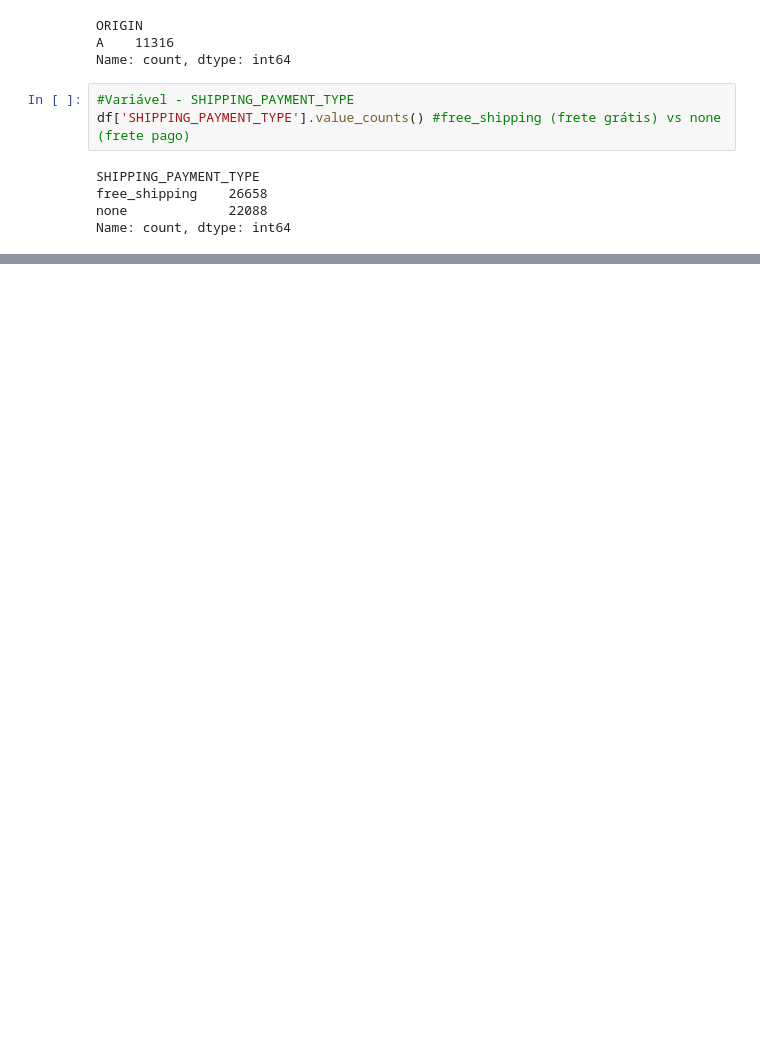
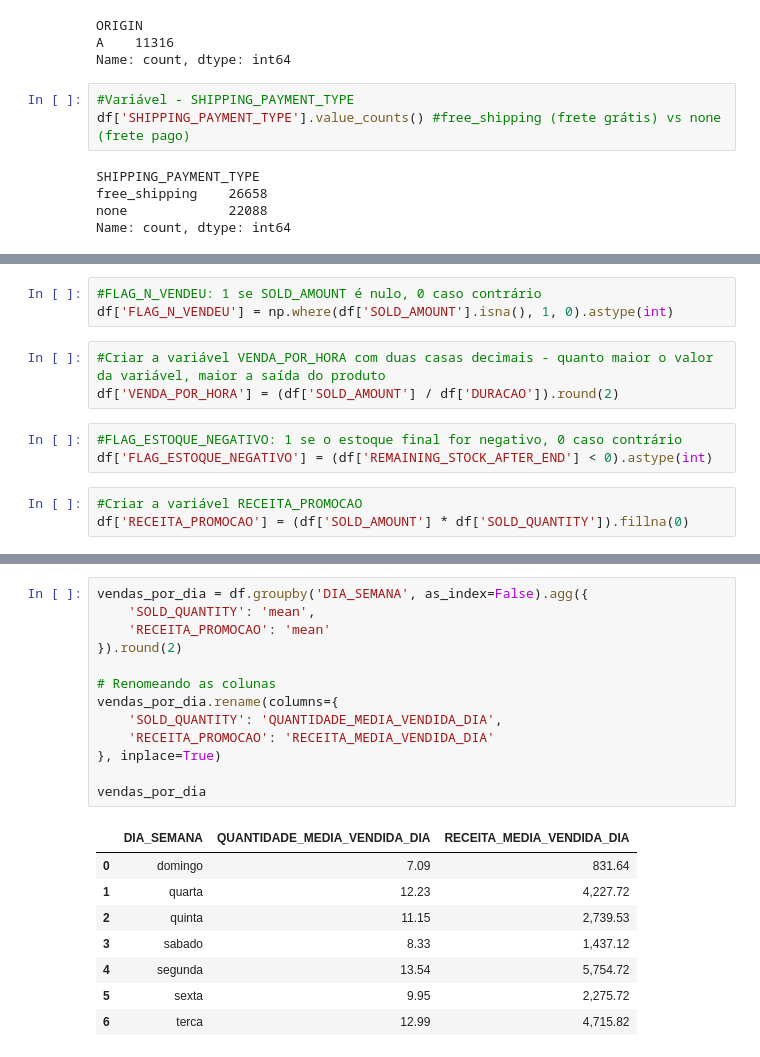
Before and after one commit to santoshenrique2021/case_mercado_livre, a Jupyter notebook: Case_Mercado_Livre.ipynb, the cells around one changed output, grey strips where cells are left out. Saved outputs shown, nothing was run; the diff lists cells and outputs as text; blank space fills up the shorter version.

```diff
--- a/Case_Mercado_Livre.ipynb
+++ b/Case_Mercado_Livre.ipynb
@@ -134,0 +182,12 @@ df['DOMAIN_ID'].value_counts().shape[0] #1266 (muitas classes)
+# %%
+#FLAG_N_VENDEU: 1 se SOLD_AMOUNT é nulo, 0 caso contrário
+df['FLAG_N_VENDEU'] = np.where(df['SOLD_AMOUNT'].isna(), 1, 0).astype(int)
+# %%
+#Criar a variável VENDA_POR_HORA com duas casas decimais - quanto maior o valor da variável, maior a saída do produto
+df['VENDA_POR_HORA'] = (df['SOLD_AMOUNT'] / df['DURACAO']).round(2)
+# %%
+#FLAG_ESTOQUE_NEGATIVO: 1 se o estoque final for negativo, 0 caso contrário
+df['FLAG_ESTOQUE_NEGATIVO'] = (df['REMAINING_STOCK_AFTER_END'] < 0).astype(int)
+# %%
+#Criar a variável RECEITA_PROMOCAO
+df['RECEITA_PROMOCAO'] = (df['SOLD_AMOUNT'] * df['SOLD_QUANTITY']).fillna(0)
@@ -134,0 +217,22 @@ df['DOMAIN_ID'].value_counts().shape[0] #1266 (muitas classes)
+# %%
+vendas_por_dia = df.groupby('DIA_SEMANA', as_index=False).agg({
+    'SOLD_QUANTITY': 'mean',
+    'RECEITA_PROMOCAO': 'mean'
+}).round(2)
+
+# Renomeando as colunas
+vendas_por_dia.rename(columns={
+    'SOLD_QUANTITY': 'QUANTIDADE_MEDIA_VENDIDA_DIA',
+    'RECEITA_PROMOCAO': 'RECEITA_MEDIA_VENDIDA_DIA'
+}, inplace=True)
+
+vendas_por_dia
+# %% [output]
+|  | DIA_SEMANA | QUANTIDADE_MEDIA_VENDIDA_DIA | RECEITA_MEDIA_VENDIDA_DIA |
+| 0 | domingo | 7.09 | 831.64 |
+| 1 | quarta | 12.23 | 4,227.72 |
+| 2 | quinta | 11.15 | 2,739.53 |
+| 3 | sabado | 8.33 | 1,437.12 |
+| 4 | segunda | 13.54 | 5,754.72 |
+| 5 | sexta | 9.95 | 2,275.72 |
+| 6 | terca | 12.99 | 4,715.82 |
```
Also changed, not shown: parts of 33 cells of this notebook.
